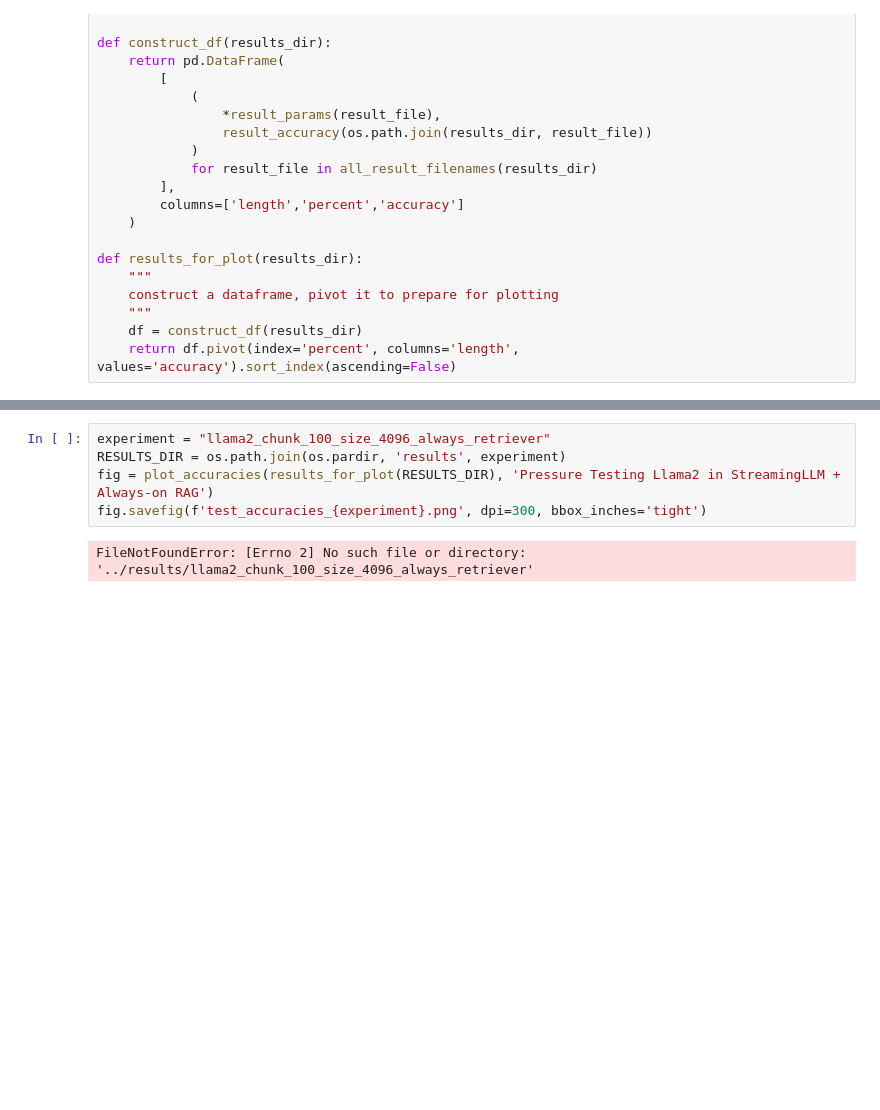
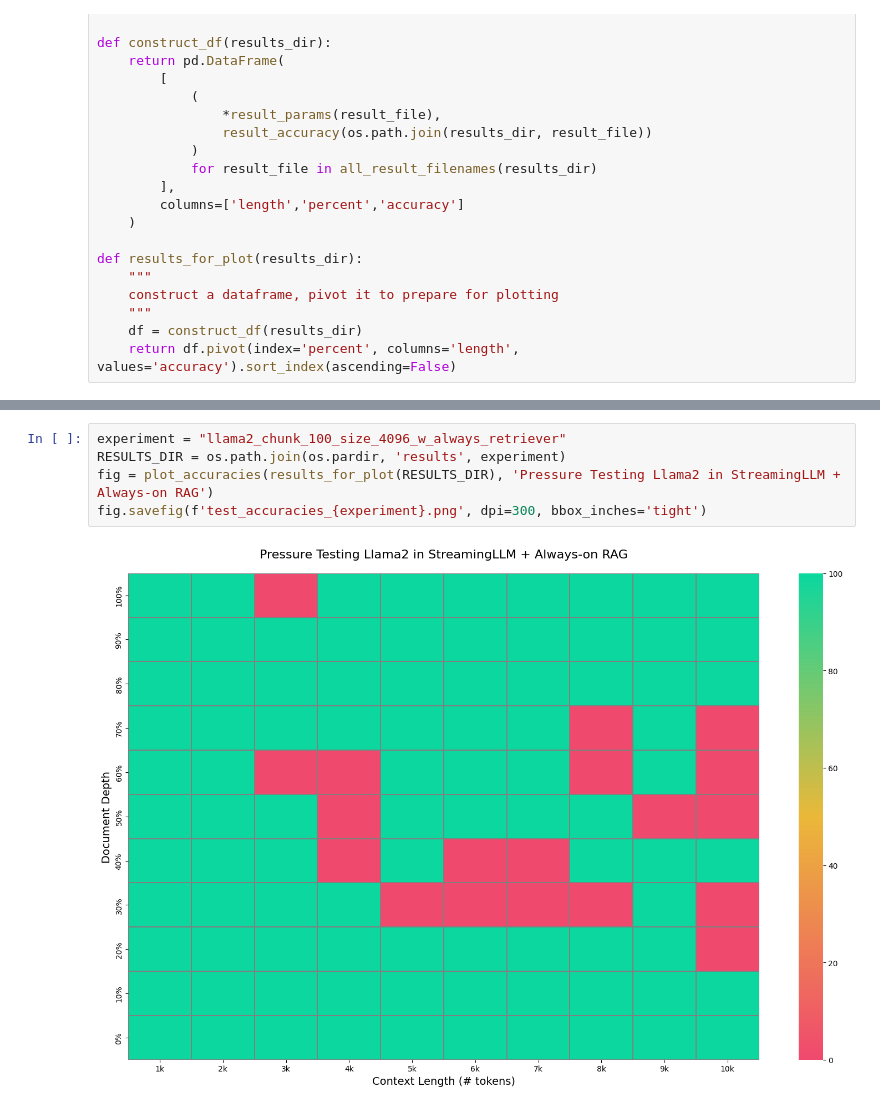
Before and after one commit to MiguelSMoreira/streaming-llm, a Jupyter notebook: visualization/heatmap.ipynb, the cells around one changed output, grey strips where cells are left out. Cells and saved outputs as stored; diff of their text form; blank space fills up the shorter version.

```diff
--- a/visualization/heatmap.ipynb
+++ b/visualization/heatmap.ipynb
@@ -166,7 +166,7 @@ fig.savefig(f'test_accuracies_{experiment}.png', dpi=300, bbox_inches='tight')
 # %%
-experiment = "llama2_chunk_100_size_4096_always_retriever"
+experiment = "llama2_chunk_100_size_4096_w_always_retriever"
 RESULTS_DIR = os.path.join(os.pardir, 'results', experiment)
 fig = plot_accuracies(results_for_plot(RESULTS_DIR), 'Pressure Testing Llama2 in StreamingLLM + Always-on RAG')
 fig.savefig(f'test_accuracies_{experiment}.png', dpi=300, bbox_inches='tight')
 # %% [output]
-FileNotFoundError: [Errno 2] No such file or directory: '../results/llama2_chunk_100_size_4096_always_retriever'
+[figure, added]
```
Also changed, not shown: parts of 3 cells of this notebook, 2 other files.
